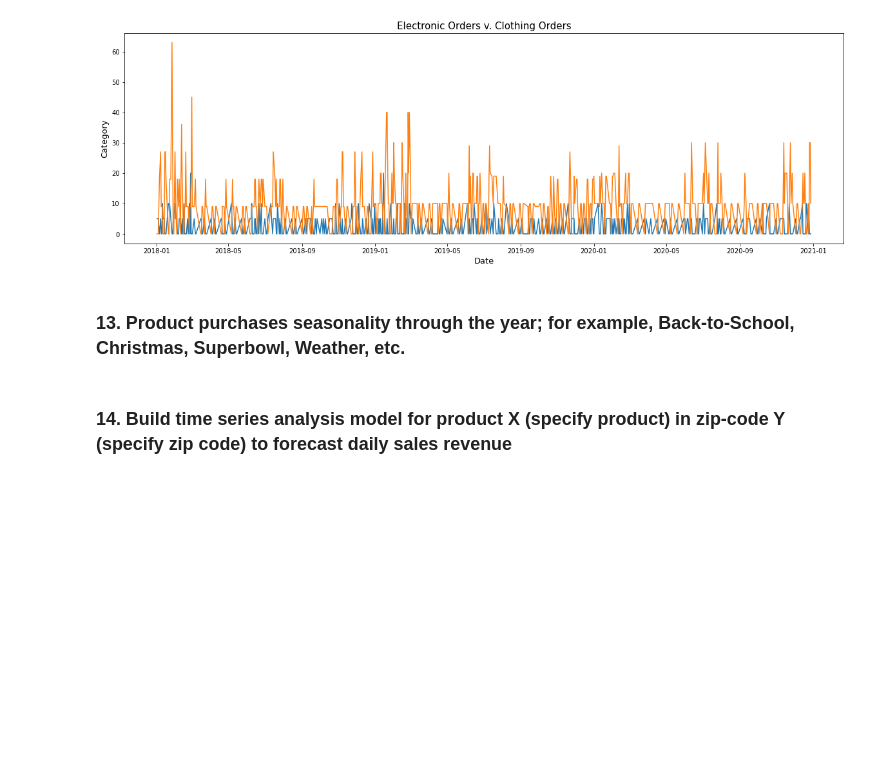
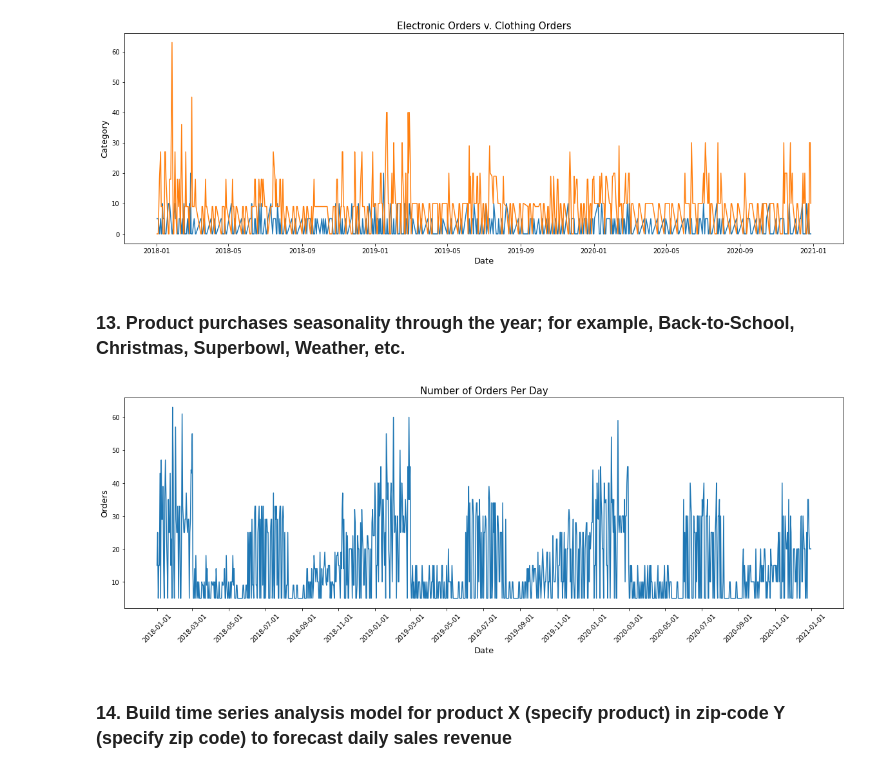
Before and after one commit to jhancuch/onmart, a Jupyter notebook: forecast/Forecasts.ipynb, the cells around one changed output. Drawn from its saved outputs; the diff is of its cells as text; code cells hidden in the pictures; blank space fills up the shorter version.

```diff
--- a/forecast/Forecasts.ipynb
+++ b/forecast/Forecasts.ipynb
@@ -1549,6 +1549,32 @@ plt.show()
 [figure]
 # %% [markdown]
 ### 13. Product purchases seasonality through the year; for example, Back-to-School, Christmas, Superbowl, Weather, etc.
+# %%
+q13 = df.groupby(['Order_Date'])['OrderID'].count().reset_index(name='counts')
+q13.sort_values('Order_Date', inplace=True, ascending=True)
+# %%
+# There appears to be spikes around christmas and then the first of the year through the superbowl. Duringthe spring it has low orders before spiking during the summer months,
+# June through August.
+
+plt.subplots(figsize=(20, 6))
+
+plt.plot(q13['Order_Date'], q13['counts'])
+
+plt.title("Number of Orders Per Day",fontsize=15)
+plt.xlabel("Date",fontsize=13)
+plt.ylabel("Orders",fontsize=13)
+plt.xticks(['2018-01-01','2018-03-01','2018-05-01','2018-07-01','2018-09-01','2018-11-01',
+            '2019-01-01','2019-03-01','2019-05-01','2019-07-01','2019-09-01','2019-11-01',
+            '2020-01-01','2020-03-01','2020-05-01','2020-07-01','2020-09-01','2020-11-01',
+            '2021-01-01'],
+           ['2018-01-01','2018-03-01','2018-05-01','2018-07-01','2018-09-01','2018-11-01',
+            '2019-01-01','2019-03-01','2019-05-01','2019-07-01','2019-09-01','2019-11-01',
+            '2020-01-01','2020-03-01','2020-05-01','2020-07-01','2020-09-01','2020-11-01',
+            '2021-01-01'],
+           rotation=45)
+plt.show()
+# %% [output]
+[figure, added]
 # %% [markdown]
 ### 14. Build time series analysis model for product X (specify product)  in zip-code Y (specify zip code) to forecast daily sales revenue
 # %%
```
